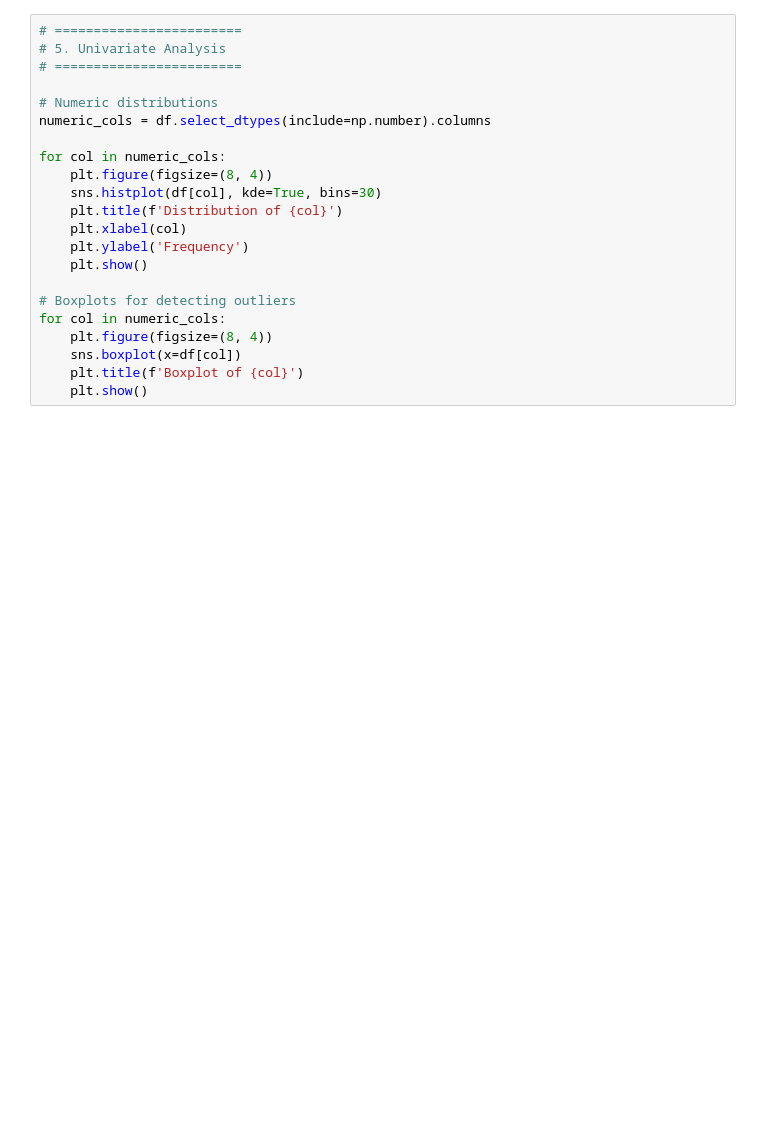
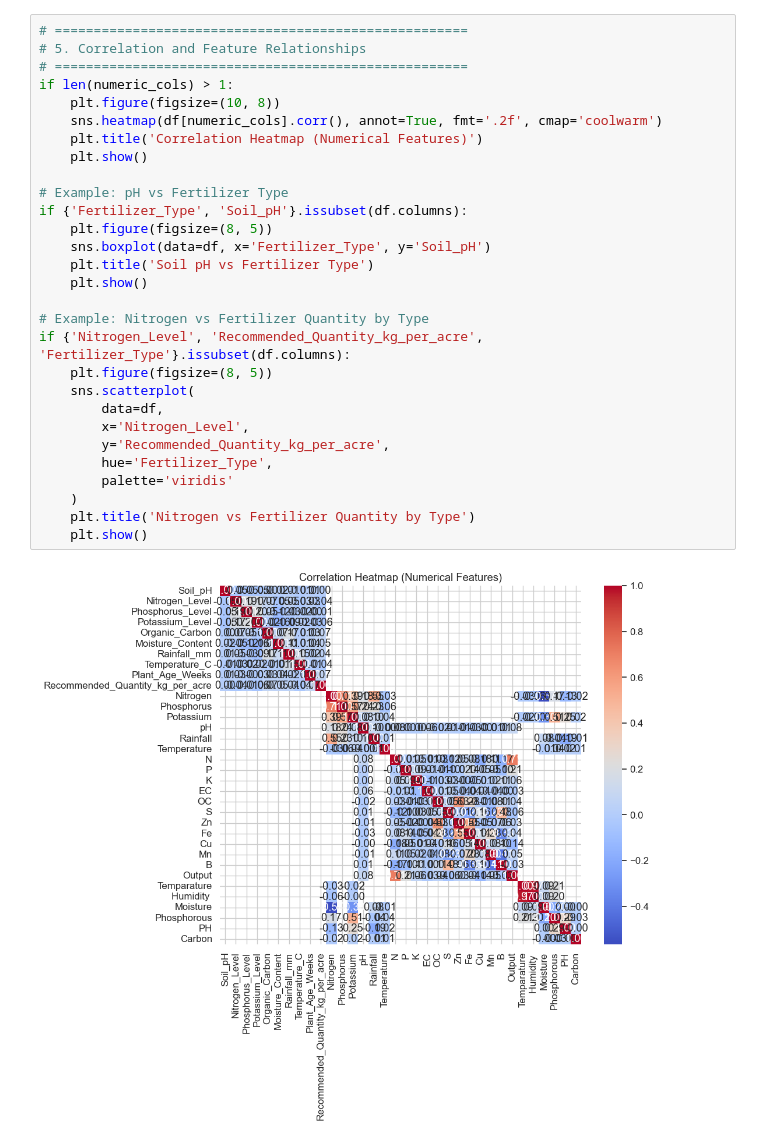
Before and after one commit to Sasi3011/AIML-Project, a Jupyter notebook: notebooks/01_eda.ipynb, the cells around one changed output. Cells and saved outputs as stored; diff of their text form; blank space fills up the shorter version.

```diff
--- a/notebooks/01_eda.ipynb
+++ b/notebooks/01_eda.ipynb
@@ -52,22 +125,31 @@ plt.show()
 # %%
-# ========================
-# 5. Univariate Analysis
-# ========================
-
-# Numeric distributions
-numeric_cols = df.select_dtypes(include=np.number).columns
-
-for col in numeric_cols:
-    plt.figure(figsize=(8, 4))
-    sns.histplot(df[col], kde=True, bins=30)
-    plt.title(f'Distribution of {col}')
-    plt.xlabel(col)
-    plt.ylabel('Frequency')
+# =====================================================
+# 5. Correlation and Feature Relationships
+# =====================================================
+if len(numeric_cols) > 1:
+    plt.figure(figsize=(10, 8))
+    sns.heatmap(df[numeric_cols].corr(), annot=True, fmt='.2f', cmap='coolwarm')
+    plt.title('Correlation Heatmap (Numerical Features)')
     plt.show()
 
-# Boxplots for detecting outliers
-for col in numeric_cols:
-    plt.figure(figsize=(8, 4))
-    sns.boxplot(x=df[col])
-    plt.title(f'Boxplot of {col}')
+# Example: pH vs Fertilizer Type
+if {'Fertilizer_Type', 'Soil_pH'}.issubset(df.columns):
+    plt.figure(figsize=(8, 5))
+    sns.boxplot(data=df, x='Fertilizer_Type', y='Soil_pH')
+    plt.title('Soil pH vs Fertilizer Type')
     plt.show()
+
+# Example: Nitrogen vs Fertilizer Quantity by Type
+if {'Nitrogen_Level', 'Recommended_Quantity_kg_per_acre', 'Fertilizer_Type'}.issubset(df.columns):
+    plt.figure(figsize=(8, 5))
+    sns.scatterplot(
+        data=df,
+        x='Nitrogen_Level',
+        y='Recommended_Quantity_kg_per_acre',
+        hue='Fertilizer_Type',
+        palette='viridis'
+    )
+    plt.title('Nitrogen vs Fertilizer Quantity by Type')
+    plt.show()
+# %% [output]
+[figure, added]
```
Also changed, not shown: parts of 7 cells of this notebook, 29 other files.
